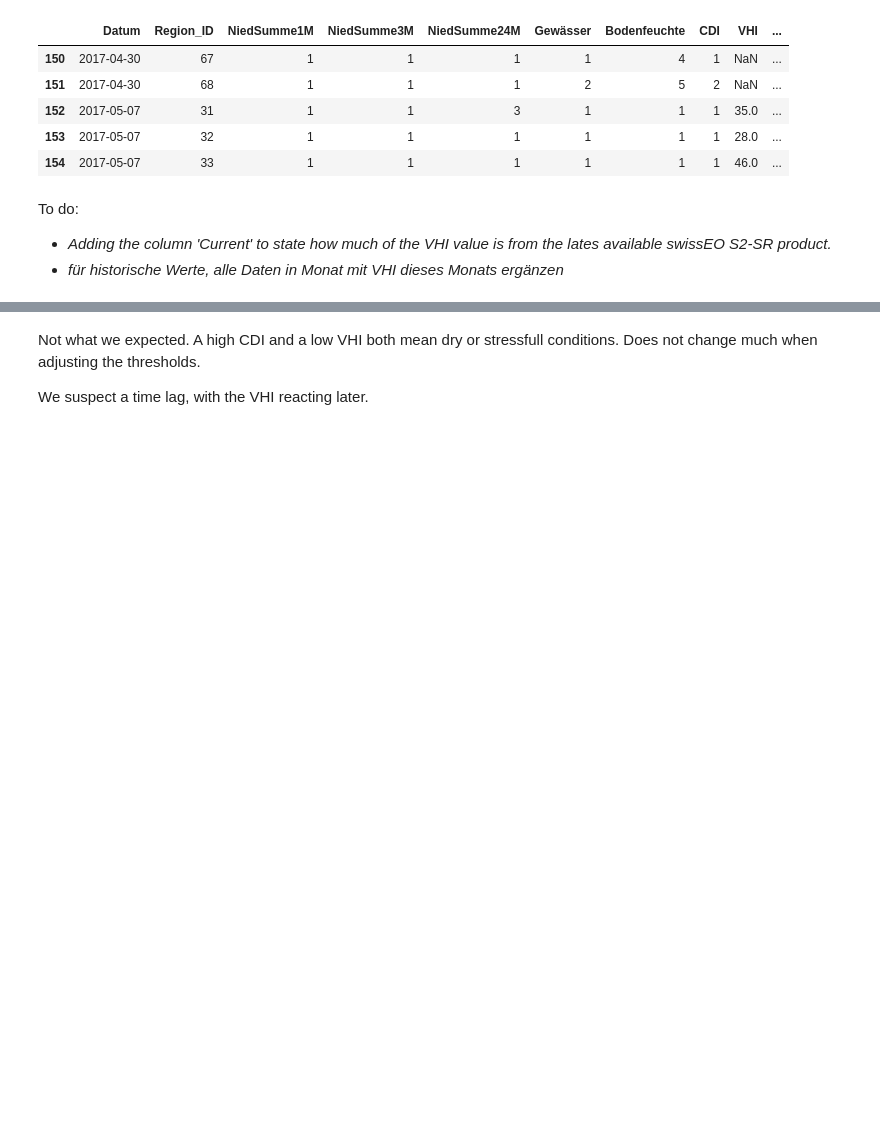
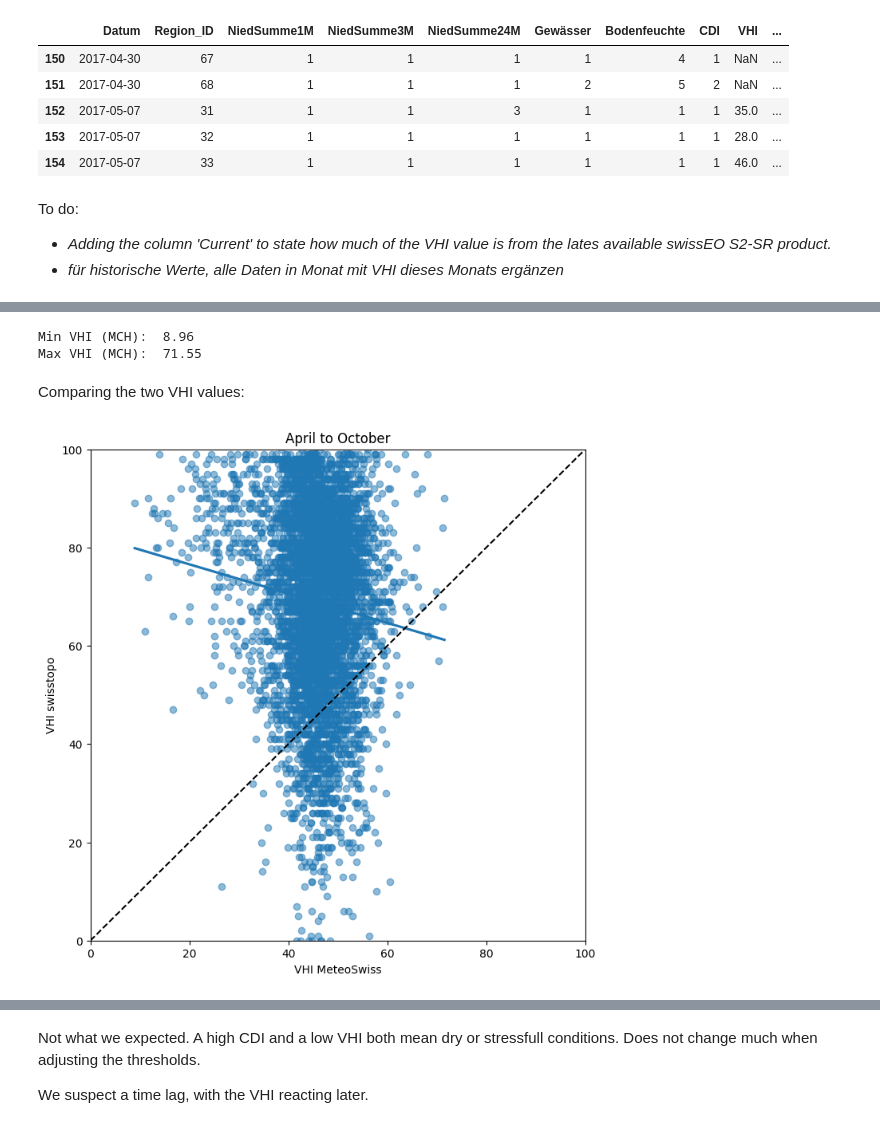
Before and after one commit to swisstopo/topo-satromo, a Jupyter notebook: codegallery/jupyter/Python/stac/vhi-plausability.ipynb, the cells around one changed output, grey strips where cells are left out. Saved outputs shown, nothing was run; the diff lists cells and outputs as text; code cells hidden in the pictures; blank space fills up the shorter version.

```diff
--- a/codegallery/jupyter/Python/stac/vhi-plausability.ipynb
+++ b/codegallery/jupyter/Python/stac/vhi-plausability.ipynb
@@ -269,0 +272,7 @@ To do:
+# %%
+df_vhi_mch = pd.read_csv('https://gist.githubusercontent.com/Tschoun/1899bdf3e3759dee23cc8e9b1bf21570/raw/6dffa9b37d1832f31bd87c5211f19a6e28bc7e91/VHI_MCH',
+                 sep = ';')
+df_vhi_mch['Datum'] = pd.to_datetime(df_vhi_mch['Datum'])
+df_vhi_mch = df_vhi_mch[df_vhi_mch['Datum'] > '2017-04-03'] # first swissEO VHI product dates from 2017-04-04
+df_vhi_mch = df_vhi_mch.rename(columns={'VHI': 'VHI_MCH'})
+df_vhi_mch.head()
@@ -269,0 +286,14 @@ To do:
+# %%
+# Merge the DataFrames
+df_cdi_vhi = df_merged.merge(df_vhi_mch[['Datum', 'Region_ID', 'VHI_MCH', 'nanfrac', 'startday', 'endday']],
+                        on=['Datum', 'Region_ID'],
+                        how='left')
+df_cdi_vhi = df_cdi_vhi.rename(columns={'VHI': 'VHI_swisstopo'})
+df_cdi_vhi.iloc[150:155]
+print('Min VHI (MCH): ',min(df_cdi_vhi.loc[:,'VHI_MCH']))
+print('Max VHI (MCH): ',max(df_cdi_vhi.loc[:,'VHI_MCH']))
+# %% [output]
+Min VHI (MCH):  8.96
+Max VHI (MCH):  71.55
+# %% [markdown]
+Comparing the two VHI values:
@@ -269,0 +331,23 @@ To do:
+# %%
+import seaborn as sns
+import matplotlib.pyplot as plt
+import numpy as np
+
+# Create a scatterplot with a 1:1 line and a trendline
+plt.figure(figsize=(8, 8))
+ax = sns.regplot(x='VHI_MCH', y='VHI_swisstopo', data=df_filtered_vhi, ci=None, scatter_kws={'alpha': 0.5})
+
+# Add a 1:1 line
+plt.plot([0, 100], [0, 100], 'k--')
+
+# Add a title and labels
+plt.title(title)
+plt.xlabel('VHI MeteoSwiss')
+plt.ylabel('VHI swisstopo')
+ax.set_xlim(0, 100)
+ax.set_ylim(0, 100)
+
+# Show the plot
+plt.show()
+# %% [output]
+[figure, added]
```
Also changed, not shown: parts of 22 cells of this notebook.
